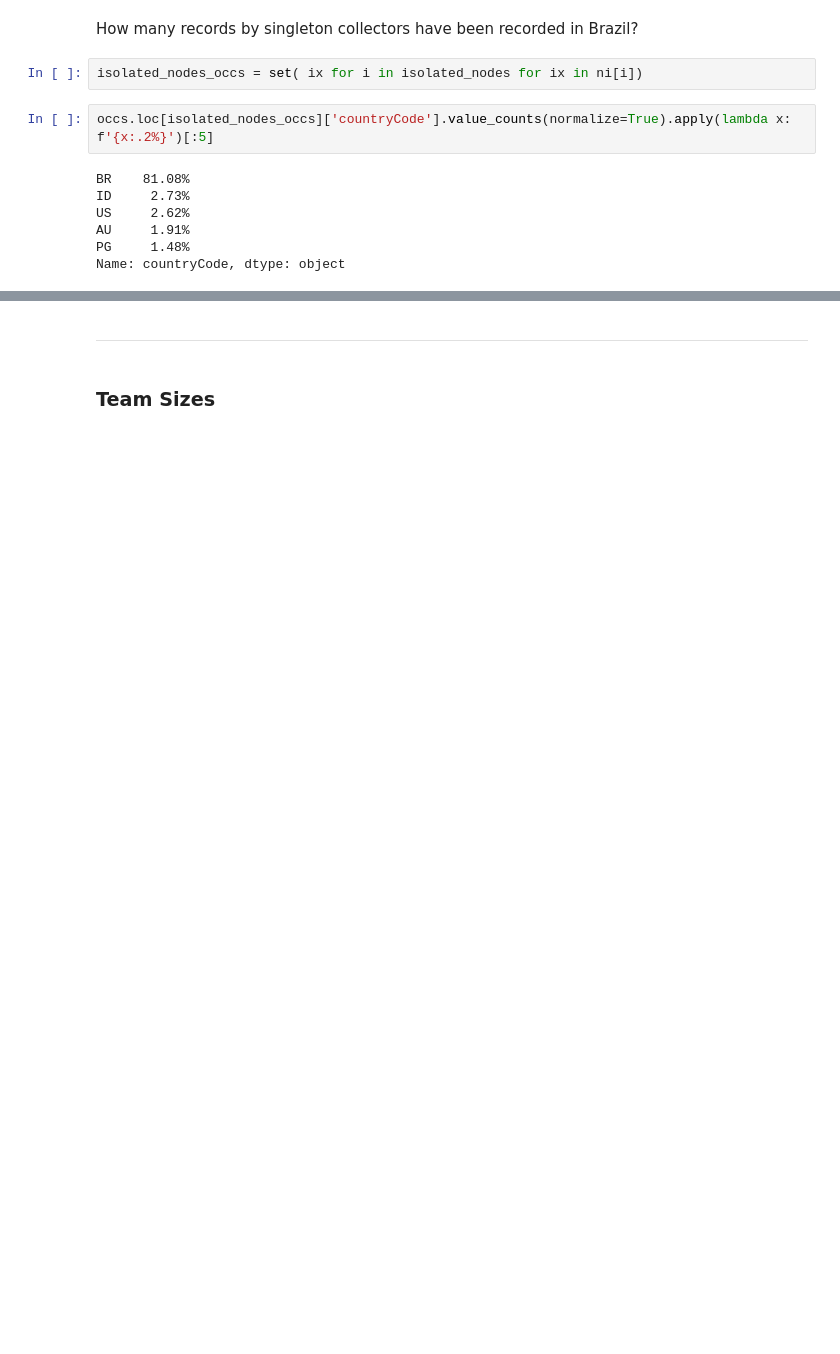
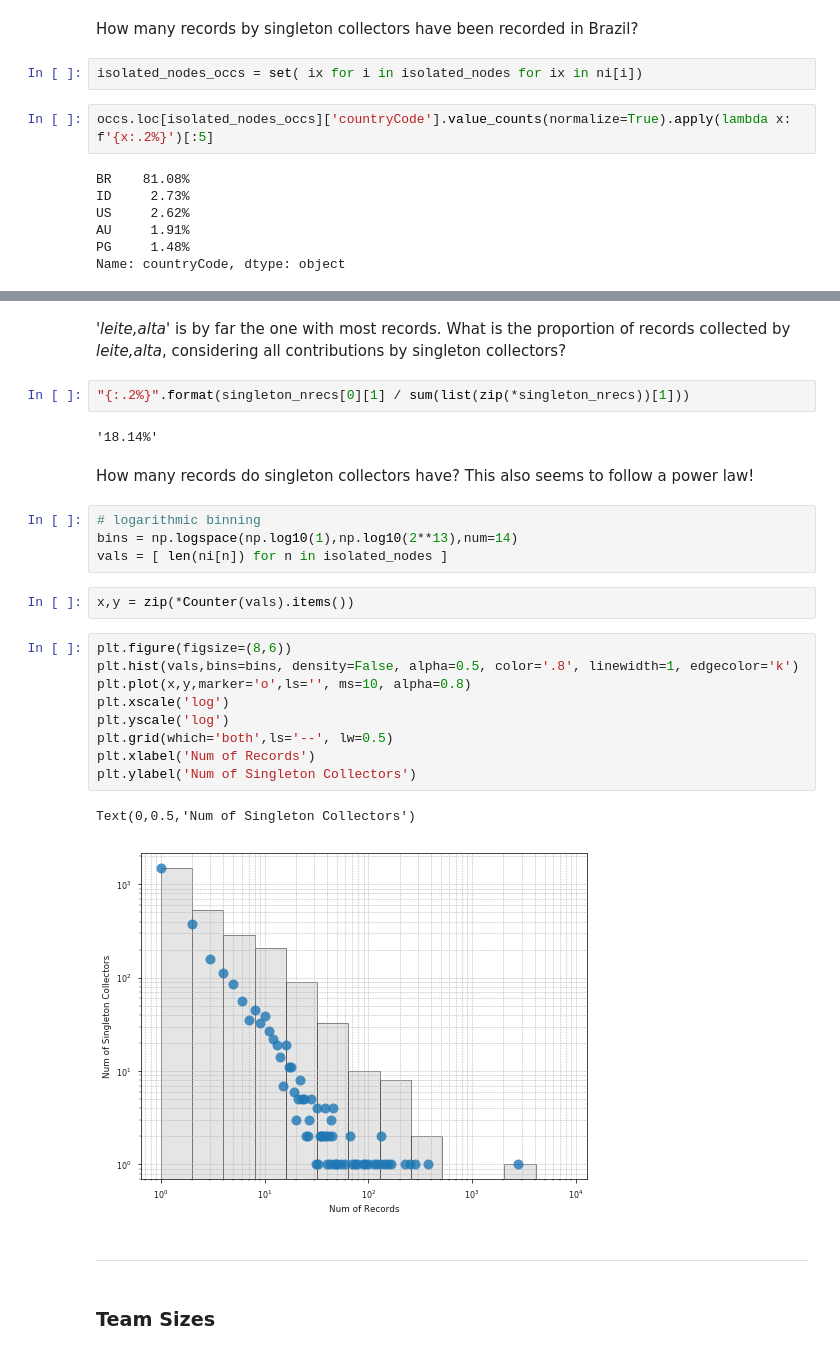
Before and after one commit to pedrosiracusa/tese_lncc_code, a Jupyter notebook: notebooks/chapter4/CWN_general.ipynb, the cells around one changed output, grey strips where cells are left out. Drawn from its saved outputs; the diff is of its cells as text; blank space fills up the shorter version.

```diff
--- a/notebooks/chapter4/CWN_general.ipynb
+++ b/notebooks/chapter4/CWN_general.ipynb
@@ -159,3 +156,29 @@ Name: countryCode, dtype: object
+# %% [markdown]
+*'leite,alta'* is by far the one with most records. What is the proportion of records collected by *leite,alta*, considering all contributions by singleton collectors?
+# %%
+"{:.2%}".format(singleton_nrecs[0][1] / sum(list(zip(*singleton_nrecs))[1]))
+# %% [output]
+'18.14%'
+# %% [markdown]
+How many records do singleton collectors have? This also seems to follow a power law!
+# %%
+# logarithmic binning
+bins = np.logspace(np.log10(1),np.log10(2**13),num=14)
+vals = [ len(ni[n]) for n in isolated_nodes ]
+# %%
+x,y = zip(*Counter(vals).items())
+# %%
+plt.figure(figsize=(8,6))
+plt.hist(vals,bins=bins, density=False, alpha=0.5, color='.8', linewidth=1, edgecolor='k')
+plt.plot(x,y,marker='o',ls='', ms=10, alpha=0.8)
+plt.xscale('log')
+plt.yscale('log')
+plt.grid(which='both',ls='--', lw=0.5)
+plt.xlabel('Num of Records')
+plt.ylabel('Num of Singleton Collectors')
+# %% [output]
+Text(0,0.5,'Num of Singleton Collectors')
+[figure, added]
 # %% [markdown]
 ---
 # %% [markdown]
```
Also changed, not shown: parts of 43 cells of this notebook, 5 other files.
